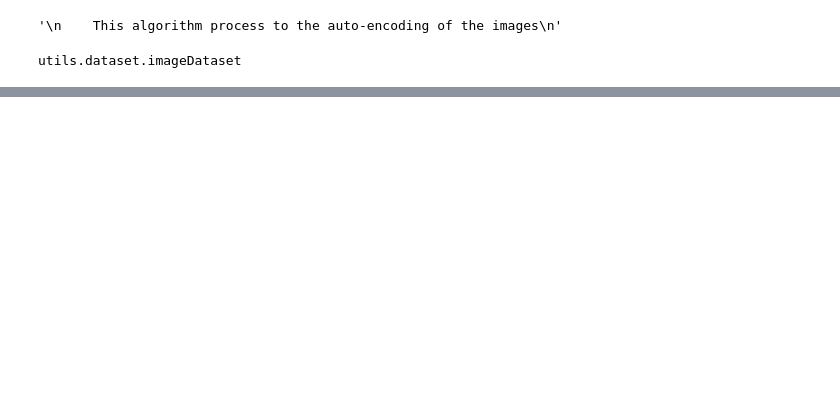
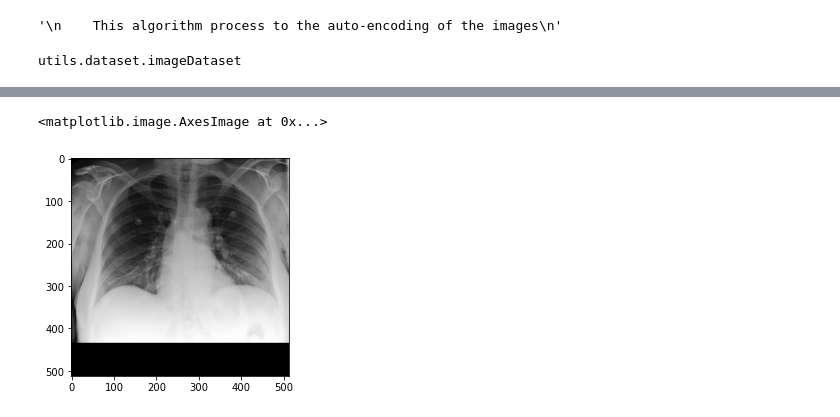
Before and after one commit to alibell/mimic_cxr_clustering, a Jupyter notebook: autoencoder.ipynb, the cells around one changed output, grey strips where cells are left out. Cells and saved outputs as stored; diff of their text form; code cells hidden in the pictures; blank space fills up the shorter version.

```diff
--- a/autoencoder.ipynb
+++ b/autoencoder.ipynb
@@ -173,0 +181,2 @@ class autoEncoder (nn.Module):
+# %%
+ae.load_state_dict(torch.load("./models/ae_1.model", map_location="cpu"))
@@ -174,2 +185,2 @@ class autoEncoder (nn.Module):
 # %%
-dataloader = DataLoader(X0_train, collate_fn=dataset_collater, batch_size=12)
+dataloader = DataLoader(X0_train, collate_fn=dataset_collater, shuffle=True, batch_size=12)
@@ -178,9 +187,8 @@ ae = autoEncoder()
 # %%
-n_epoch = 100
-
-ae = ae.to("cuda:0")
+n_epoch = 1000
 
 for i in range(n_epoch):
+    print(f"Epoch {i}")
     for x in dataloader:
         x = x.to("cuda:0")
         loss = ae.fit(x)
@@ -188,0 +218,7 @@ for i in range(n_epoch):
+# %%
+i = 2
+# %%
+plt.imshow(x[i, 0, :, :].cpu(), cmap="gray")
+# %% [output]
+<matplotlib.image.AxesImage at 0x...>
+[figure, added]
```
Also changed, not shown: parts of 24 cells of this notebook, 4 other files.
